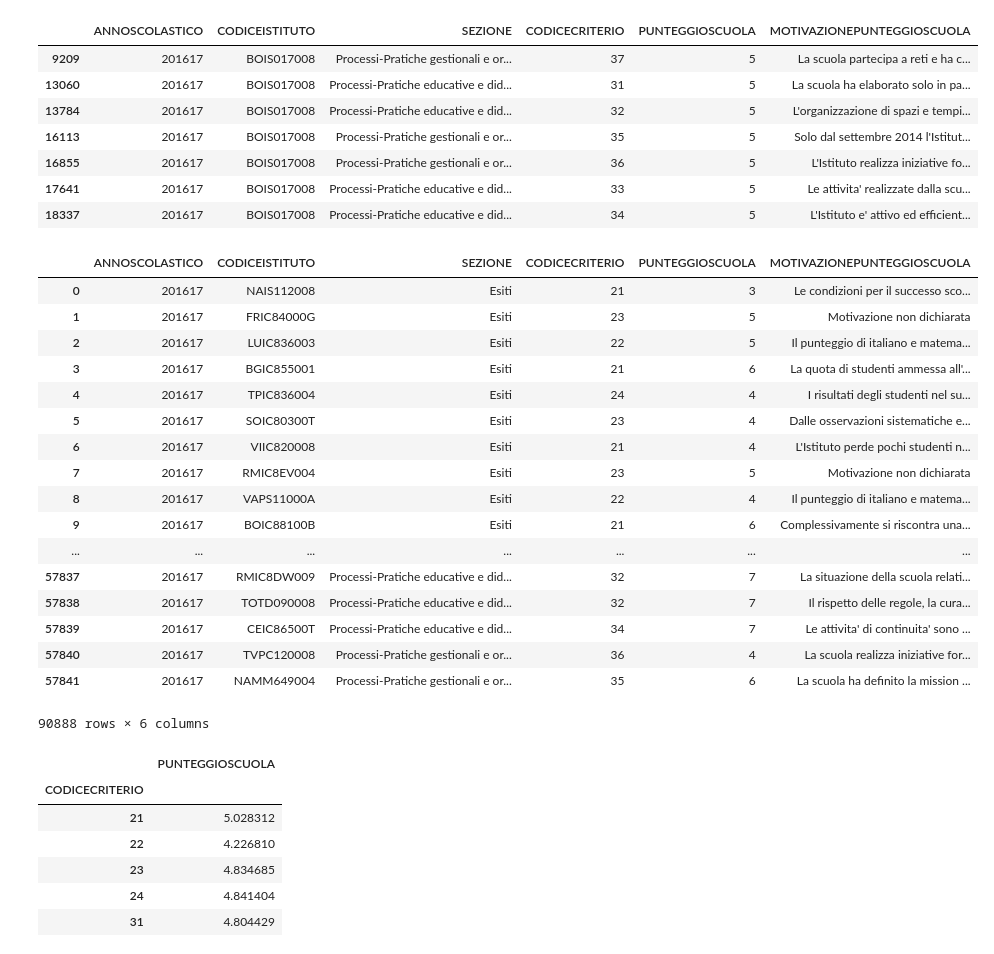
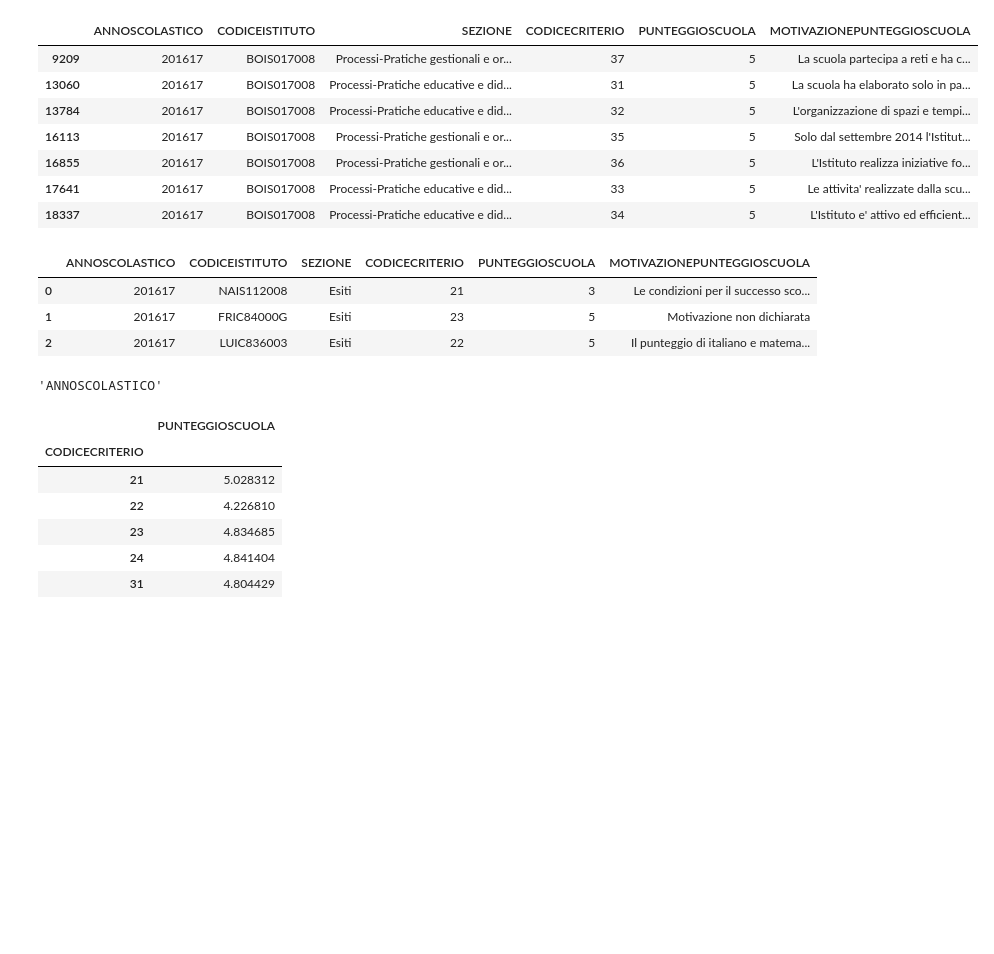
Before and after one commit to napo/opendatamiur, a Jupyter notebook: MIUR_OpenData.ipynb, the cells around one changed output. Saved outputs shown, nothing was run; the diff lists cells and outputs as text; code cells hidden in the pictures; blank space fills up the shorter version.

```diff
--- a/MIUR_OpenData.ipynb
+++ b/MIUR_OpenData.ipynb
@@ -1081,29 +1066,19 @@ valutazioni_processi1617[valutazioni_processi1617.CODICEISTITUTO==codiceistituto
 # %%
 valutazioni_enrico_mattei = panda.concat([valutazioni_esiti1617,valutazioni_processi1617])
 # %%
-valutazioni_enrico_mattei
+valutazioni_enrico_mattei.head(3)
 # %% [output]
 |  | ANNOSCOLASTICO | CODICEISTITUTO | SEZIONE | CODICECRITERIO | PUNTEGGIOSCUOLA | MOTIVAZIONEPUNTEGGIOSCUOLA |
 | 0 | 201617 | NAIS112008 | Esiti | 21 | 3 | Le condizioni per il successo sco... |
 | 1 | 201617 | FRIC84000G | Esiti | 23 | 5 | Motivazione non dichiarata |
 | 2 | 201617 | LUIC836003 | Esiti | 22 | 5 | Il punteggio di italiano e matema... |
-| 3 | 201617 | BGIC855001 | Esiti | 21 | 6 | La quota di studenti ammessa all'... |
-| 4 | 201617 | TPIC836004 | Esiti | 24 | 4 | I risultati degli studenti nel su... |
-| 5 | 201617 | SOIC80300T | Esiti | 23 | 4 | Dalle osservazioni sistematiche e... |
-| 6 | 201617 | VIIC820008 | Esiti | 21 | 4 | L'Istituto perde pochi studenti n... |
-| 7 | 201617 | RMIC8EV004 | Esiti | 23 | 5 | Motivazione non dichiarata |
-| 8 | 201617 | VAPS11000A | Esiti | 22 | 4 | Il punteggio di italiano e matema... |
-| 9 | 201617 | BOIC88100B | Esiti | 21 | 6 | Complessivamente si riscontra una... |
-| ... | ... | ... | ... | ... | ... | ... |
-| 57837 | 201617 | RMIC8DW009 | Processi-Pratiche educative e did... | 32 | 7 | La situazione della scuola relati... |
-| 57838 | 201617 | TOTD090008 | Processi-Pratiche educative e did... | 32 | 7 | Il rispetto delle regole, la cura... |
-| 57839 | 201617 | CEIC86500T | Processi-Pratiche educative e did... | 34 | 7 | Le attivita' di continuita' sono ... |
-| 57840 | 201617 | TVPC120008 | Processi-Pratiche gestionali e or... | 36 | 4 | La scuola realizza iniziative for... |
-| 57841 | 201617 | NAMM649004 | Processi-Pratiche gestionali e or... | 35 | 6 | La scuola ha definito la mission ... |
-90888 rows × 6 columns
 # %%
 tabella_valutazioni = valutazioni_enrico_mattei[['PUNTEGGIOSCUOLA','CODICECRITERIO']]
 grafico_valutazioni = tabella_valutazioni.pivot_table(tabella_valutazioni,'CODICECRITERIO').fillna(0)
+# %%
+valutazioni_enrico_mattei.columns[0]
+# %% [output]
+'ANNOSCOLASTICO'
 # %%
 grafico_valutazioni
 # %% [output]
```
Also changed, not shown: parts of 20 cells of this notebook.
